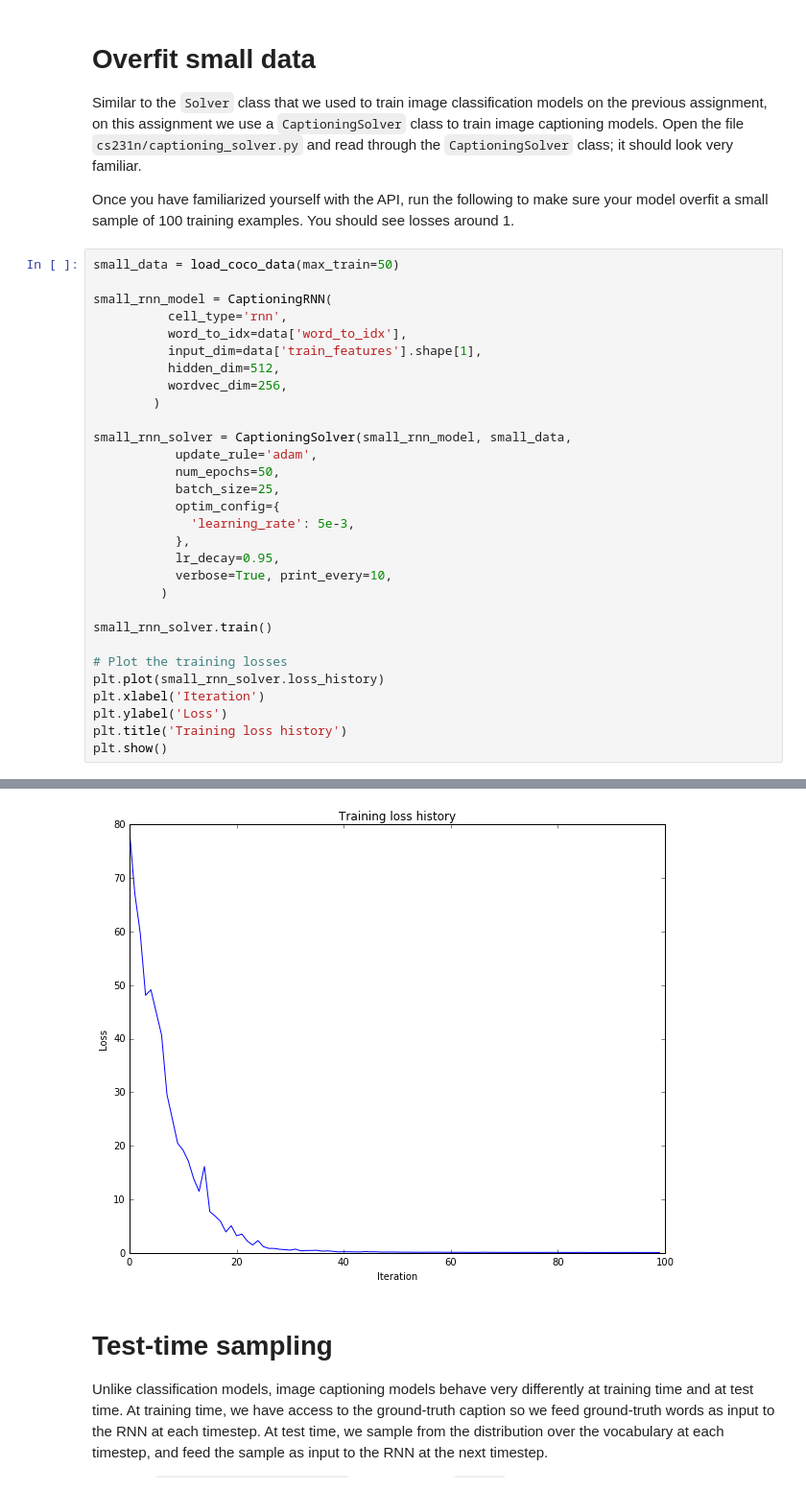
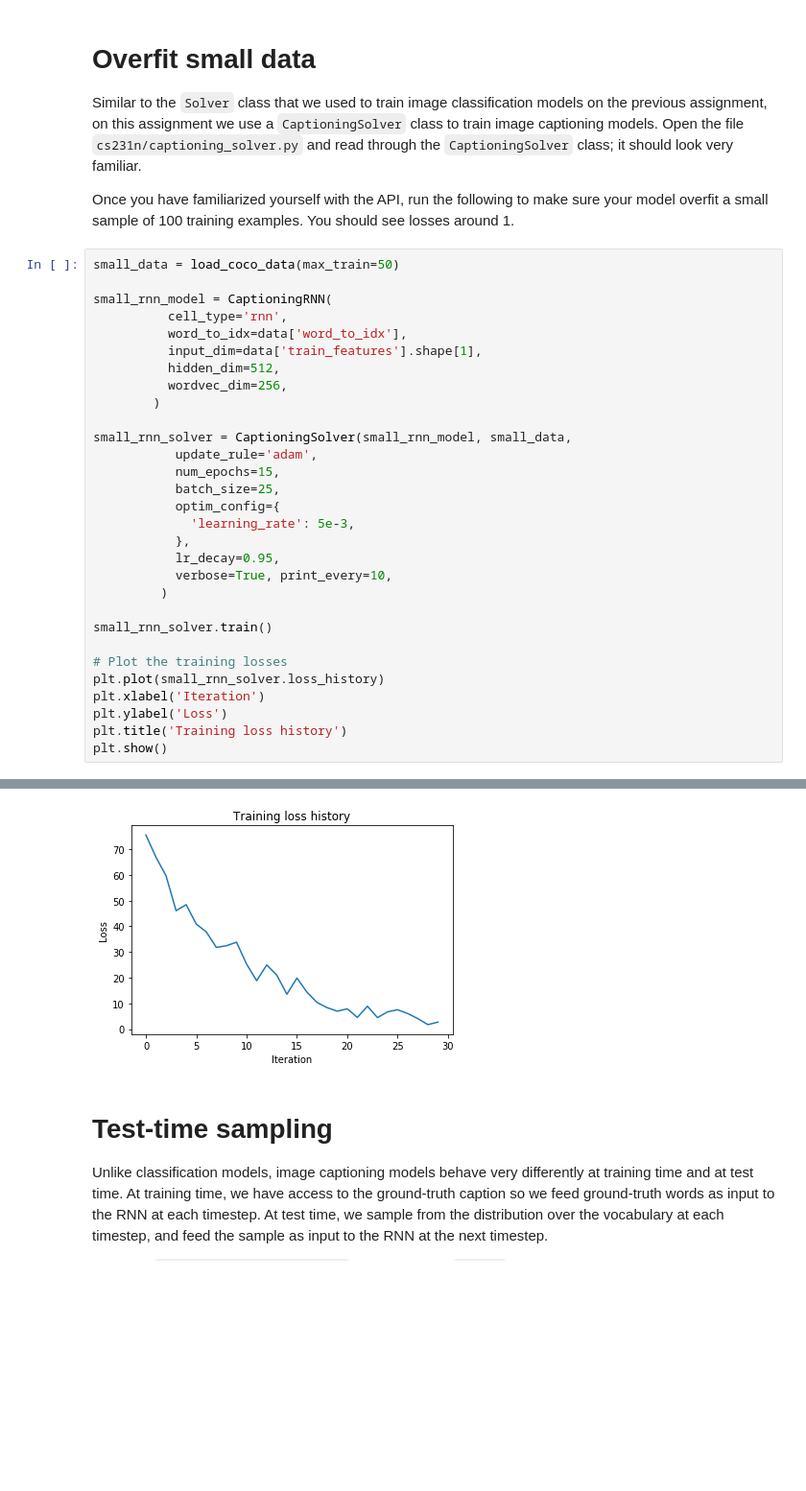
Before and after one commit to wuoshiwzm/cs231n, a Jupyter notebook: assignment3/RNN_Captioning.ipynb, the cells around one changed output, grey strips where cells are left out. Shown at 96% size. Saved outputs shown, nothing was run; the diff lists cells and outputs as text; blank space fills up the shorter version.

```diff
--- a/assignment3/RNN_Captioning.ipynb
+++ b/assignment3/RNN_Captioning.ipynb
@@ -439,7 +462,7 @@ small_rnn_model = CaptioningRNN(
 
 small_rnn_solver = CaptioningSolver(small_rnn_model, small_data,
            update_rule='adam',
-           num_epochs=50,
+           num_epochs=15,
            batch_size=25,
            optim_config={
              'learning_rate': 5e-3,
@@ -470,4 +486,4 @@ plt.show()
-[figure, old version]
+[figure, new version]
 # %% [markdown]
 # Test-time sampling
 Unlike classification models, image captioning models behave very differently at training time and at test time. At training time, we have access to the ground-truth caption so we feed ground-truth words as input to the RNN at each timestep. At test time, we sample from the distribution over the vocabulary at each timestep, and feed the sample as input to the RNN at the next timestep.
```
Also changed, not shown: parts of 14 cells of this notebook, 12 other files.
